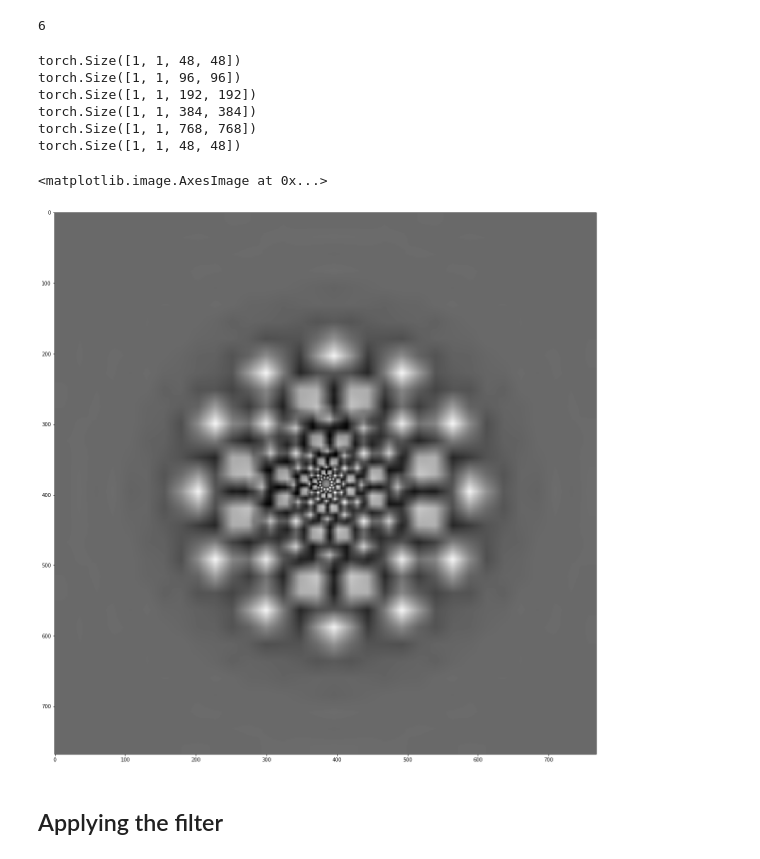
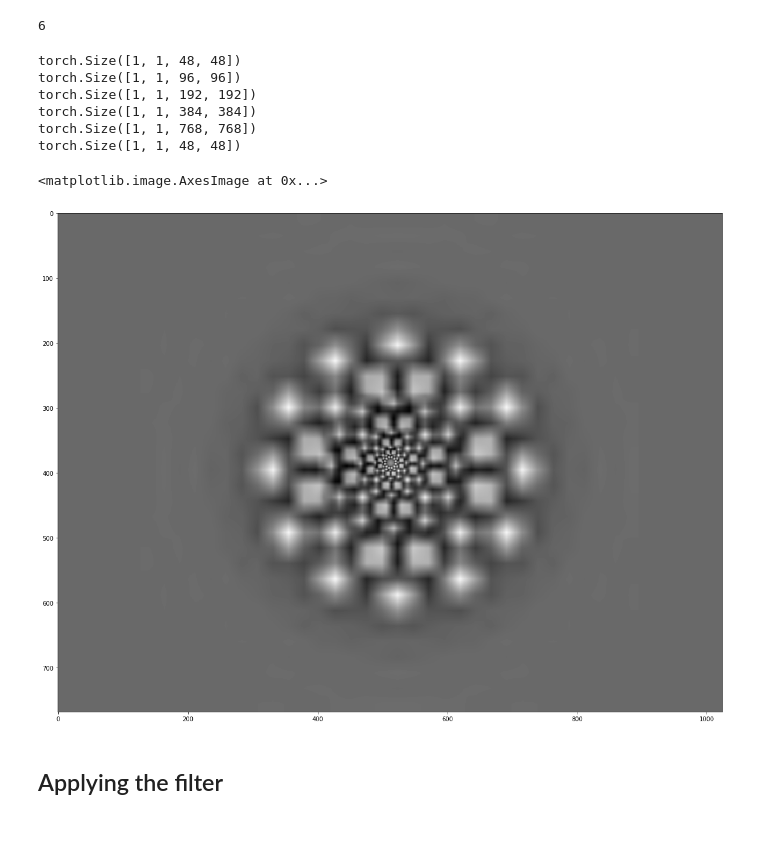
Before and after one commit to bicv/POLO, a Jupyter notebook: notebooks/2020-02-14_retina_reconstruction-no-whitening.ipynb, the cells around one changed output. Cells and saved outputs as stored; diff of their text form; code cells hidden in the pictures; blank space fills up the shorter version.

```diff
--- a/notebooks/2020-02-14_retina_reconstruction-no-whitening.ipynb
+++ b/notebooks/2020-02-14_retina_reconstruction-no-whitening.ipynb
@@ -333,35 +334,40 @@ coefs[:, :, :, 0] = np.ones((n_sublevel, n_azimuth, n_theta))
 coefs_tf = torch.Tensor(coefs)
 img_dis = torch.tensordot(K_, coefs_tf, dims=4)
 levels = n_level_ref #6 #
 img_up = {}
 for lev in range(levels):
     side = img_size[n_level_ref-2-lev][0]
     #img_up[lev] = interpolate(img_dis[None,None, ...], size = (32*2**lev, 32*2**lev), mode=mode)
     img_up[lev] = interpolate(img_dis[None,None, ...], size = (side, side), mode=mode)
     print(img_up[lev].shape)
     #plt.figure()
     #plt.imshow(img_up[lev][0,0,...])
 #img_up[lev].shape
 img = img_up[levels-2]
 side_ref = img.shape[2] #img_size[0][0]
 for lev in range(levels-1):
     #side = img_size[n_level_ref-2-lev][0]
     #img[:,:,2**9-2**(lev+4):2**9+2**(lev+4), 2**9-2**(lev+4):2**9+2**(lev+4)] += img_up[lev]
     side_in = img_up[lev].shape[-2:][0]
     b_inf = side_ref//2 - side_in//2
     img[:,:,b_inf : b_inf+side_in, b_inf : b_inf+side_in] += img_up[lev]
 plt.figure(figsize=(20,20))
 #plt.imshow(img.numpy()[0, 0, 2**8:3*2**8,2**8:3*2**8], cmap='gray')
-plt.imshow(img[0,0,...], cmap='gray')
+img_cov = torch.zeros((1,1,N_X, N_Y))
+side_in = img.shape[3]
+img_cov[0, 0, N_X//2 - side_in//2:N_X//2 + side_in//2,
+               N_Y//2 - side_in//2:N_Y//2 + side_in//2] += img[0,0,...]
+
+plt.imshow(img_cov[0,0,...], cmap='gray')
 # %% [output]
 torch.Size([1, 1, 48, 48])
 torch.Size([1, 1, 96, 96])
 torch.Size([1, 1, 192, 192])
 torch.Size([1, 1, 384, 384])
 torch.Size([1, 1, 768, 768])
 torch.Size([1, 1, 48, 48])
 <matplotlib.image.AxesImage at 0x...>
-[figure, old version]
+[figure, new version]
 # %% [markdown]
 ## Applying the filter
 # %%
```
Also changed, not shown: parts of 3 cells of this notebook.
